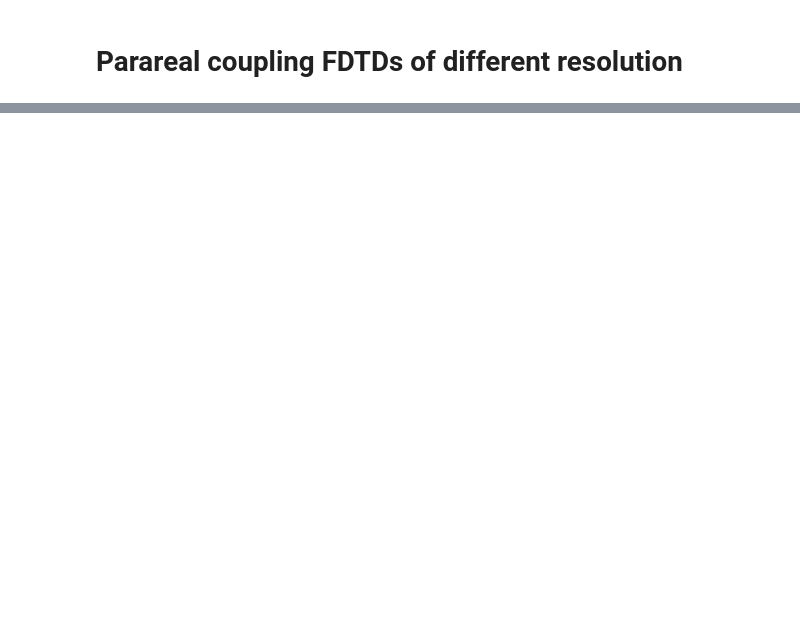
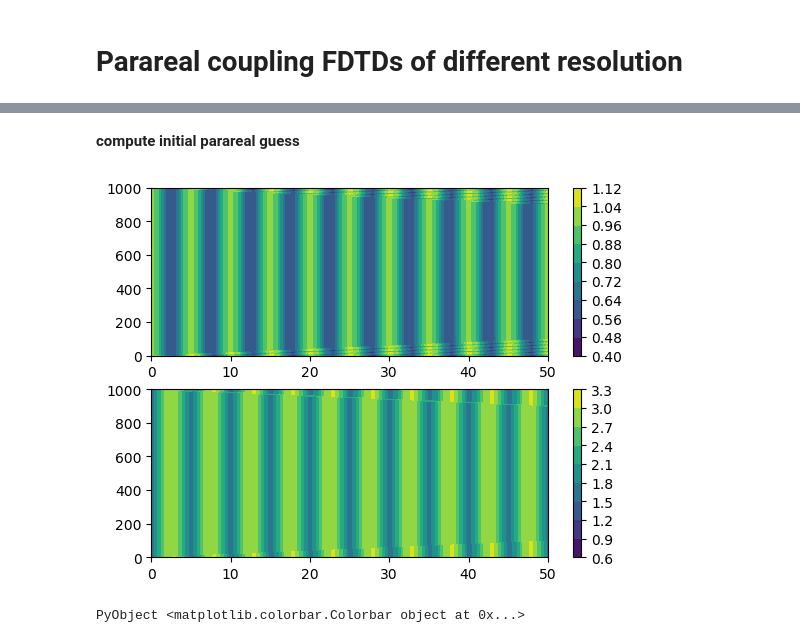
Before and after one commit to hieu325/juliawaveparareal, a Jupyter notebook: parareal1dwave.ipynb, the cells around one changed output, grey strips where cells are left out. Saved outputs shown, nothing was run; the diff lists cells and outputs as text; code cells hidden in the pictures; blank space fills up the shorter version.

```diff
--- a/parareal1dwave.ipynb
+++ b/parareal1dwave.ipynb
@@ -250,0 +236,14 @@ PyObject <matplotlib.colorbar.Colorbar object at 0x...>
+# %% [markdown]
+**compute initial parareal guess**
+# %%
+dX=0.1;
+u1,ut1=wave1dparareal(u,ut,dX,0);
+subplot(2,1,1)
+contourf(abs.(u1))
+colorbar()
+subplot(2,1,2)
+contourf(abs.(ut1))
+colorbar()
+# %% [output]
+[figure, added]
+PyObject <matplotlib.colorbar.Colorbar object at 0x...>
```
Also changed, not shown: parts of 50 cells of this notebook.
